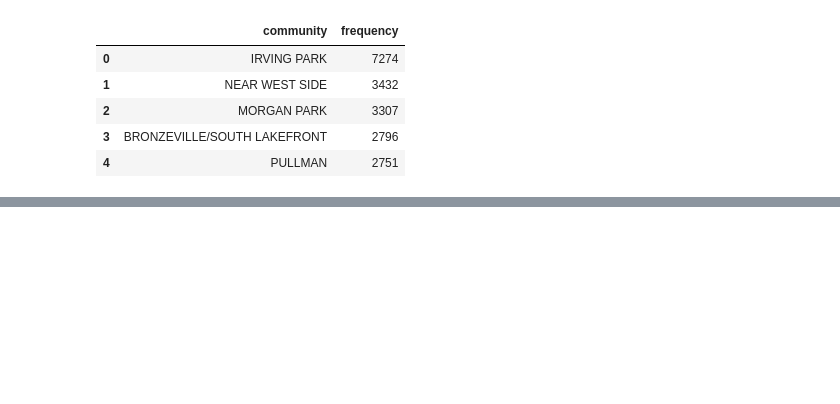
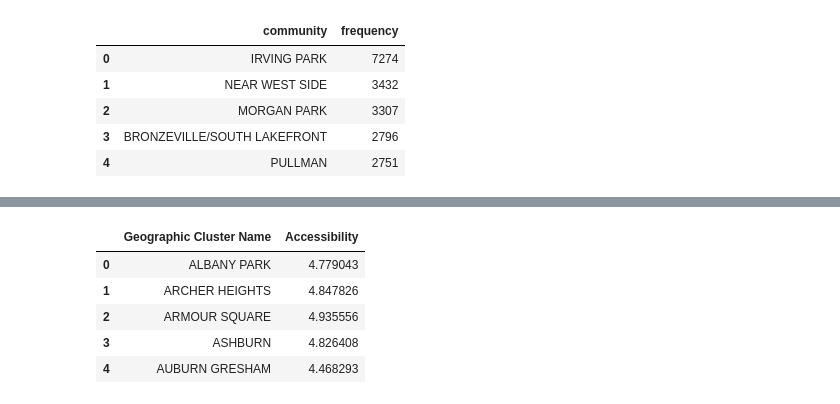
Before and after one commit to mholleranm/STAT390, a Jupyter notebook: albert-eda.ipynb, the cells around one changed output, grey strips where cells are left out. Drawn from its saved outputs; the diff is of its cells as text; code cells hidden in the pictures; blank space fills up the shorter version.

```diff
--- a/albert-eda.ipynb
+++ b/albert-eda.ipynb
@@ -206,0 +259,12 @@ plt.show()
+# %%
+accessibility = mcmf_filtered[['Geographic Cluster Name', 'Accessibility']]
+accessibility = accessibility.groupby('Geographic Cluster Name').mean()
+accessibility = accessibility.reset_index()
+accessibility.head()
+# %% [output]
+|  | Geographic Cluster Name | Accessibility |
+| 0 | ALBANY PARK | 4.779043 |
+| 1 | ARCHER HEIGHTS | 4.847826 |
+| 2 | ARMOUR SQUARE | 4.935556 |
+| 3 | ASHBURN | 4.826408 |
+| 4 | AUBURN GRESHAM | 4.468293 |
```
Also changed, not shown: parts of 16 cells of this notebook, 1 other file.
